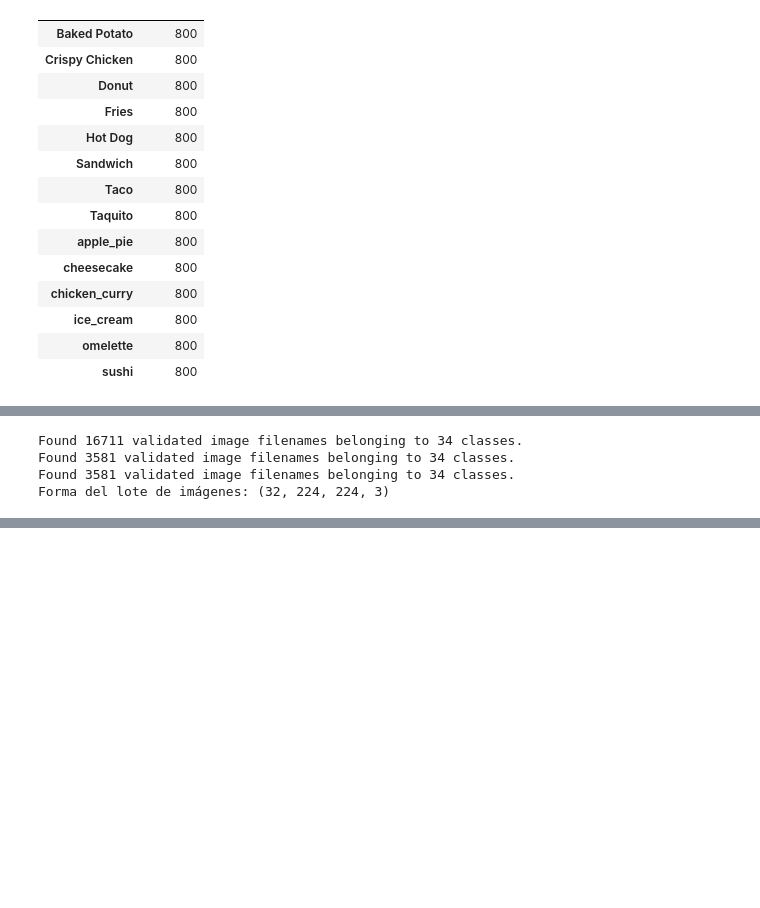
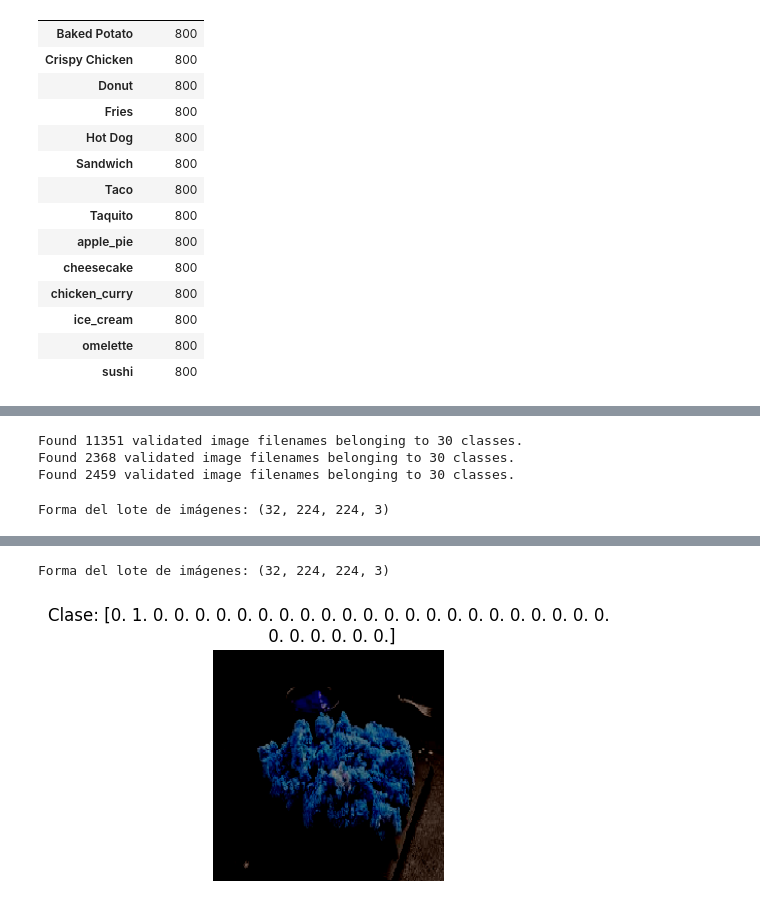
Before and after one commit to MiguelyGallego/FoodNet_Classifier, a Jupyter notebook: food_image_classification_dataset_model.ipynb, the cells around one changed output, grey strips where cells are left out. Saved outputs shown, nothing was run; the diff lists cells and outputs as text; code cells hidden in the pictures; blank space fills up the shorter version.

```diff
--- a/food_image_classification_dataset_model.ipynb
+++ b/food_image_classification_dataset_model.ipynb
@@ -289,6 +423,9 @@ filtered_data.groupby('class').count()
+# %%
+# Carga el DataFrame desde el archivo CSV
+balanced_data = pd.read_csv('balanced_data.csv')
 # %%
 # Dividir los datos en entrenamiento (70%) y temporales (30%)
-train_data, temp_data = train_test_split(df, test_size=0.3, random_state=42)
+train_data, temp_data = train_test_split(balanced_data, test_size=0.3, random_state=42)
 
 # Dividir los datos temporales en validación (50%) y prueba (50%)
 validation_data, test_data = train_test_split(temp_data, test_size=0.5, random_state=42)
@@ -333,9 +466,10 @@ validation_data, test_data = train_test_split(temp_data, test_size=0.5, random_s
 # %%
+import keras
 # Crea y define el ImageDataGenerator
 
 datagen = ImageDataGenerator(
     rescale=1.0/255, # Normalizar los valores de píxeles al rango [0, 1]
-    # preprocessing_function=keras.applications.vgg19.preprocess_input # imagenes rgb a bgr
+    preprocessing_function=keras.applications.vgg19.preprocess_input # imagenes rgb a bgr
     # rotation_range=20,      # Rango de rotación aleatoria
     # width_shift_range=0.2,  # Desplazamiento horizontal aleatorio
     # height_shift_range=0.2, # Desplazamiento vertical aleatorio
@@ -375,23 +509,24 @@ test_generator = datagen.flow_from_dataframe(
 images, img_labels = next(train_generator)
 print("Forma del lote de imágenes:", images.shape)
 # %% [output]
-Found 16711 validated image filenames belonging to 34 classes.
-Found 3581 validated image filenames belonging to 34 classes.
-Found 3581 validated image filenames belonging to 34 classes.
-Forma del lote de imágenes: (32, 224, 224, 3)
+Found 11351 validated image filenames belonging to 30 classes.
+Found 2368 validated image filenames belonging to 30 classes.
+Found 2459 validated image filenames belonging to 30 classes.
+Forma del lote de imágenes: (32, 224, 224, 3)
 # %%
-# # Tomar un lote de imágenes del generador
-# images, img_labels = next(train_generator)
+# Tomar un lote de imágenes del generador
+images, img_labels = next(train_generator)
 
-# # Verificar las formas de las imágenes en el lote
-# print("Forma del lote de imágenes:", images.shape)  # Debería ser (batch_size, height, width, channels)
+# Verificar las formas de las imágenes en el lote
+print("Forma del lote de imágenes:", images.shape)  # Debería ser (batch_size, height, width, channels)
 
-# # Seleccionar una imagen del lote (por ejemplo, la primera imagen)
-# image = images[0]  # Cambia el índice si deseas visualizar otra imagen
+# Seleccionar una imagen del lote (por ejemplo, la primera imagen)
+image = images[0]  # Cambia el índice si se desea visualizar otra imagen
 
-# # Mostrar la imagen utilizando Matplotlib
-# plt.figure(figsize=(3, 3))
-# plt.imshow(image.squeeze())  # Asegúrate de usar 'gray' para imágenes en escala de grises
-# plt.axis('off')  # Deshabilita los ejes
-# plt.title(f'Clase: {img_labels[0]}')  # Muestra la etiqueta de clase (cambia si no usas one-hot encoding)
-# plt.show()
+# Mostrar la imagen utilizando Matplotlib
+plt.figure(figsize=(3, 3))
+plt.imshow(image.squeeze())  # Asegúrate de usar 'gray' para imágenes en escala de grises
+plt.axis('off')  # Deshabilita los ejes
+plt.title(f'Clase: {img_labels[0]}')  # Muestra la etiqueta de clase (cambia si no usas one-hot encoding)
+plt.show()
+# %% [output]
@@ -398,3 +534,5 @@ Forma del lote de imágenes: (32, 224, 224, 3)
+Forma del lote de imágenes: (32, 224, 224, 3)
+[figure, added]
 # %%
 # Cargar y visualizar modelo preentrenado
 base_model = VGG19(weights='imagenet', include_top=False, input_shape=(224, 224, 3))
```
Also changed, not shown: parts of 30 cells of this notebook.
